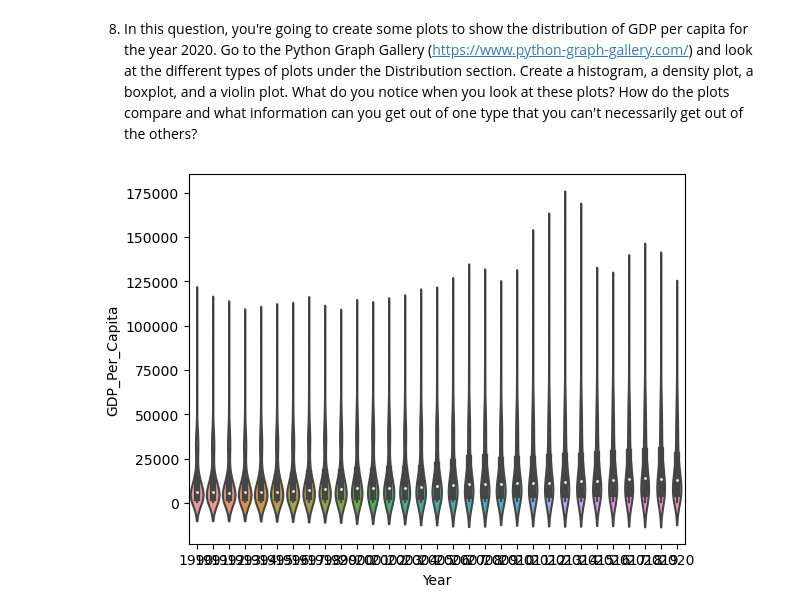
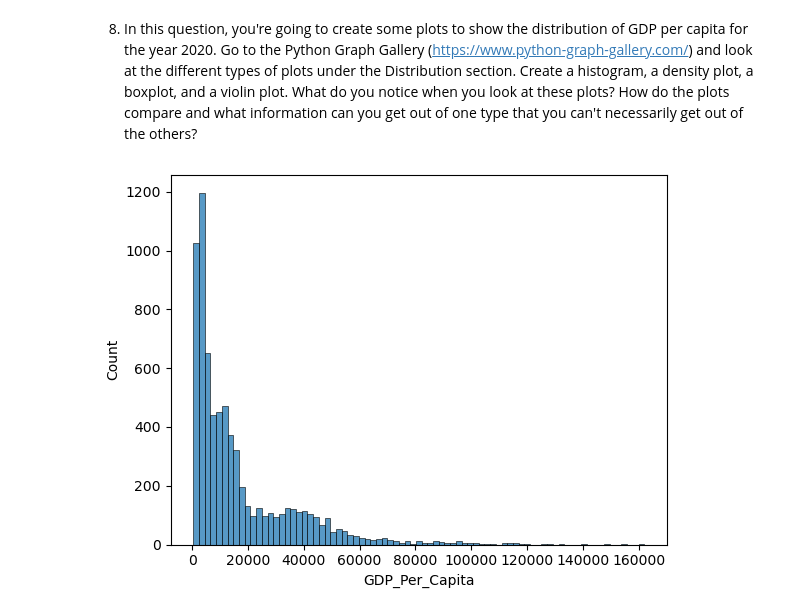
Before and after one commit to NSS-Data-Analytics-Cohort-8/gdp-and-internet-usage-cjpentecost, a Jupyter notebook: notebooks/UNproject.ipynb, the cells around one changed output. Drawn from its saved outputs; the diff is of its cells as text; code cells hidden in the pictures.

```diff
--- a/notebooks/UNproject.ipynb
+++ b/notebooks/UNproject.ipynb
@@ -85,9 +85,14 @@ West Bank and Gaza           27
 Name: Year, dtype: int64
 # %% [markdown]
 8. In this question, you're going to create some plots to show the distribution of GDP per capita for the year 2020. Go to the Python Graph Gallery (https://www.python-graph-gallery.com/) and look at the different types of plots under the Distribution section. Create a histogram, a density plot, a boxplot, and a violin plot. What do you notice when you look at these plots? How do the plots compare and what information can you get out of one type that you can't necessarily get out of the others?
-# %%
-sns.violinplot(x=gdp_df["Year"], y=gdp_df["GDP_Per_Capita"])
-
-plt.show(block = False)
-# %% [output]
-[figure, removed]
+# %%
+#HISTOGRAM EX
+#Trying to filter out for only the year 2020, but have spent too much time on it
+#year = 2020
+df_filtered = gdp_df[gdp_df['Year']== 2020]
+sns.histplot(gdp_df.GDP_Per_Capita)
+x = 'GDP_Per_Capita'
+y = 'Year'
+plt.show()
+# %% [output]
+[figure, added]
```
Also changed, not shown: parts of 5 cells of this notebook.
